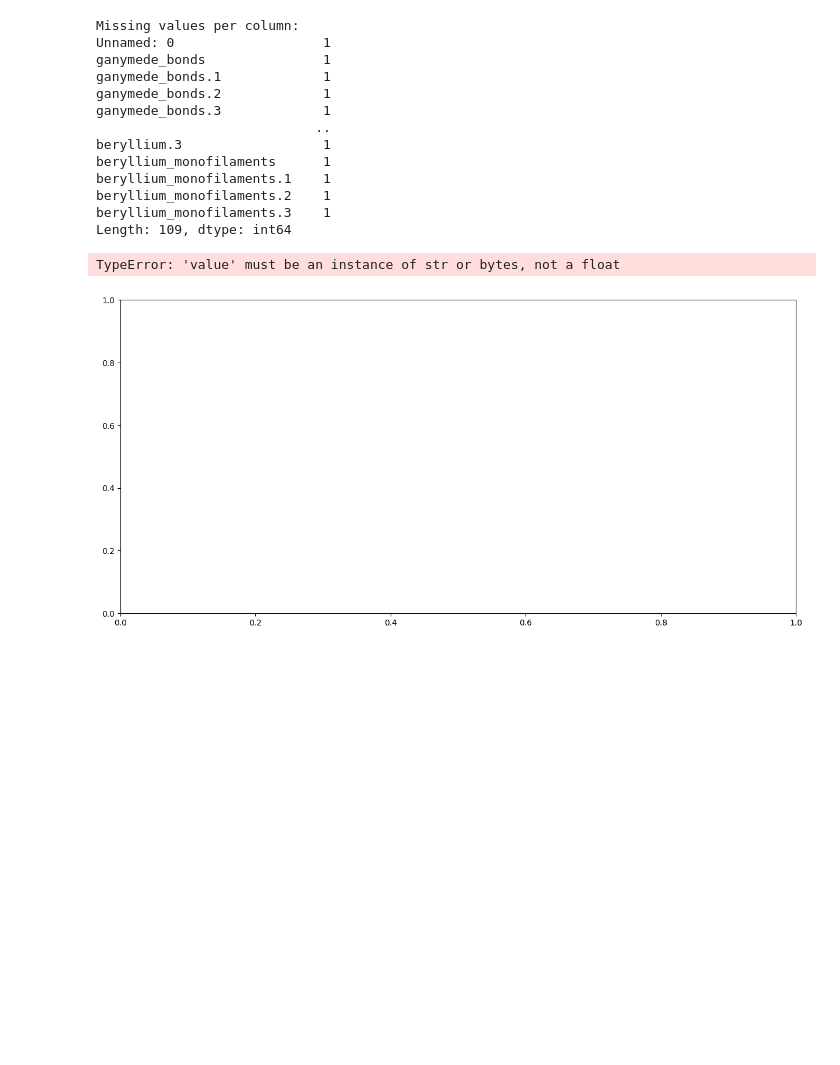
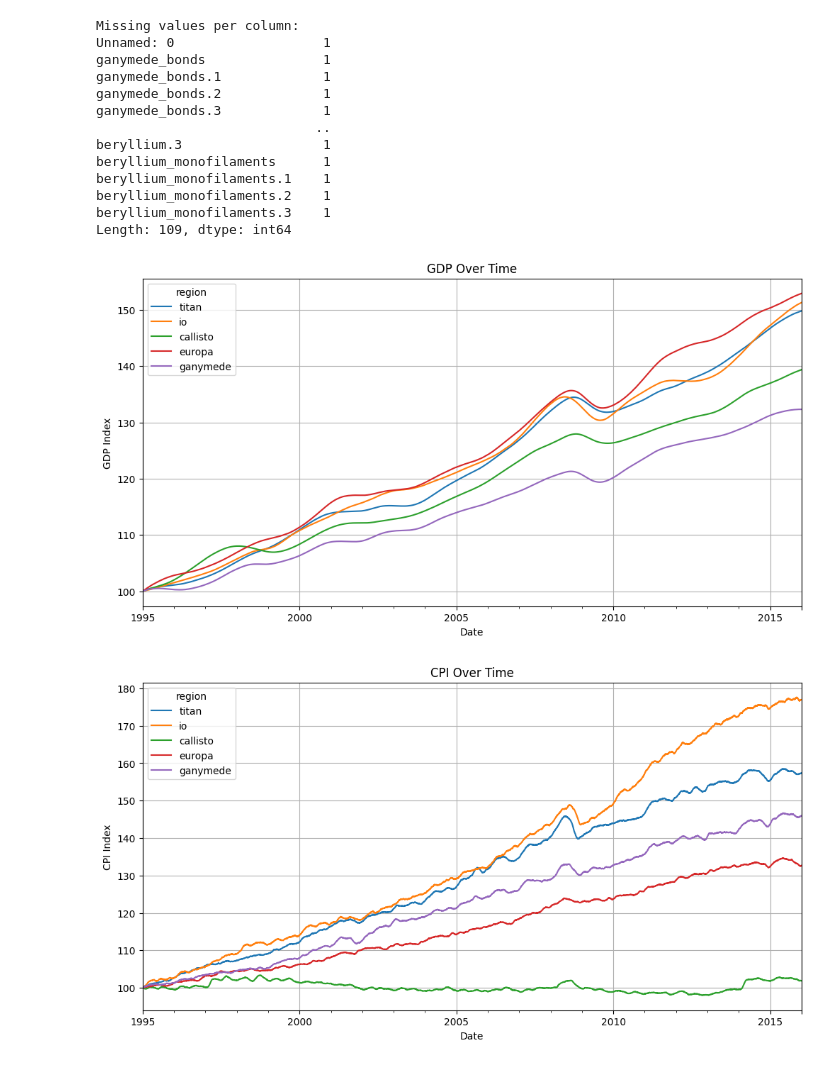
Before and after one commit to ge96lip/financial_trading, a Jupyter notebook: data_exploration.ipynb, the cells around one changed output. Cells and saved outputs as stored; diff of their text form; code cells hidden in the pictures; blank space fills up the shorter version.

Commit message:
heatmap

```diff
--- a/data_exploration.ipynb
+++ b/data_exploration.ipynb
@@ -4,6 +4,7 @@ import matplotlib.pyplot as plt
 # %%
 # Load the CSV file into a DataFrame
 prices = pd.read_csv('prices_insample.csv', parse_dates=True)
+macro = pd.read_csv('macro_data_insample.csv',parse_dates=True, index_col=0)
 # %%
 # Display the first few rows of the DataFrame
 print("First few rows of the DataFrame:")
@@ -67,15 +65,37 @@ beryllium_monofilaments.2    1
 beryllium_monofilaments.3    1
 Length: 109, dtype: int64
 # %%
-# Plot the data to visualize trends and patterns
-plt.figure(figsize=(15, 7))
-for column in prices.columns:
-    plt.plot(prices.index, prices[column], label=column)
-plt.title('Price Trends')
+#print(macro.dtypes)
+
+'''macro.plot(figsize=(12, 6), title="Macro Indicators Over Time")
+plt.xlabel("Date")
+plt.ylabel("Value")
+plt.grid(True)
+plt.show()
+'''
+
+import pandas as pd
+import matplotlib.pyplot as plt
+
+# Load the CSV with multi-level header
+df = pd.read_csv('macro_data_insample.csv', header=[0, 1], index_col=0, parse_dates=True)
+
+# Optional: rename column levels for clarity
+df.columns.names = ['indicator', 'region']
+
+# Plot all GDP lines
+df['gdp'].plot(figsize=(12, 6), title='GDP Over Time')
 plt.xlabel('Date')
-plt.ylabel('Price')
-plt.legend()
+plt.ylabel('GDP Index')
+plt.grid(True)
 plt.show()
+
+# Plot all CPI lines
+df['cpi'].plot(figsize=(12, 6), title='CPI Over Time')
+plt.xlabel('Date')
+plt.ylabel('CPI Index')
+plt.grid(True)
+plt.show()
 # %% [output]
-TypeError: 'value' must be an instance of str or bytes, not a float
-[figure, old version]
+[figure, new version]
+[figure, added]
```
Also changed, not shown: parts of 6 cells of this notebook.
